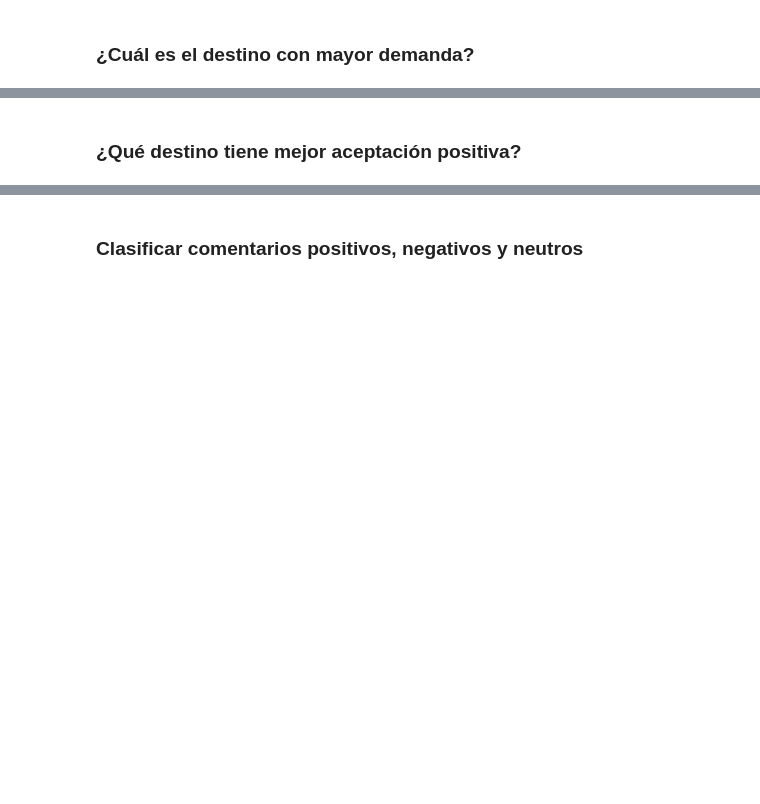
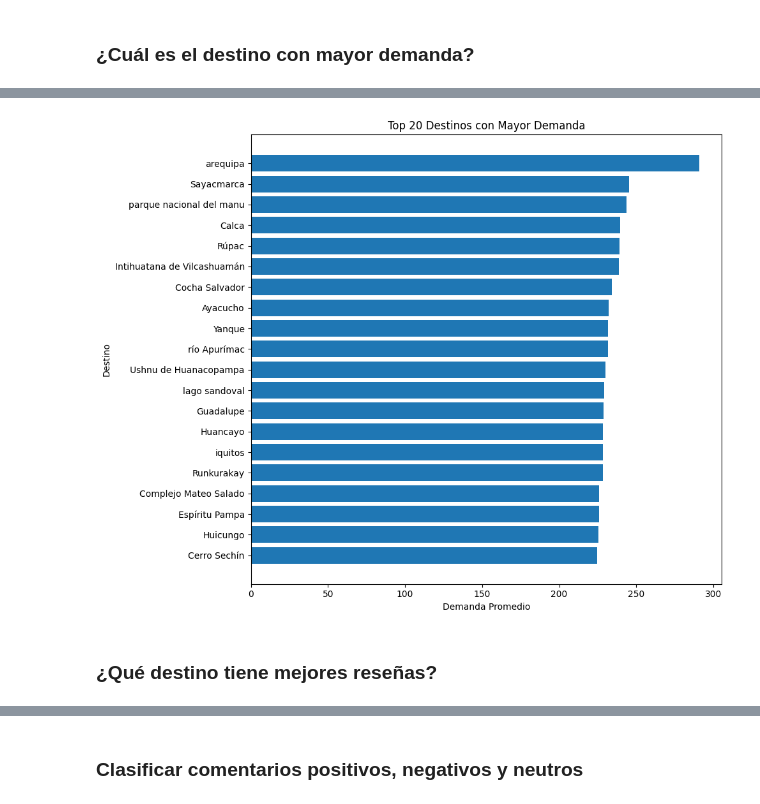
Before and after one commit to BIG-DATA-Y-ANALITICA-DE-DATOS/DEMANDA-TUR-STICA, a Jupyter notebook: notebooks/Analisis_y_modelado.ipynb, the cells around one changed output, grey strips where cells are left out. Saved outputs shown, nothing was run; the diff lists cells and outputs as text; code cells hidden in the pictures; blank space fills up the shorter version.

```diff
--- a/notebooks/Analisis_y_modelado.ipynb
+++ b/notebooks/Analisis_y_modelado.ipynb
@@ -1373,2 +1515,16 @@ print("Archivo guardado correctamente.")
+# %%
+import matplotlib.pyplot as plt
+
+df_top20 = (df_pd_demanda.sort_values("demanda_promedio", ascending=False).head(20)).iloc[::-1]
+
+plt.figure(figsize=(10, 8))
+plt.barh(df_top20["destino"], df_top20["demanda_promedio"])
+plt.xlabel("Demanda Promedio")
+plt.ylabel("Destino")
+plt.title("Top 20 Destinos con Mayor Demanda")
+plt.tight_layout()
+plt.show()
+# %% [output]
+[figure, added]
 # %% [markdown]
-### ¿Qué destino tiene mejor aceptación positiva?
+### ¿Qué destino tiene mejores reseñas?
```
Also changed, not shown: parts of 89 cells of this notebook.
